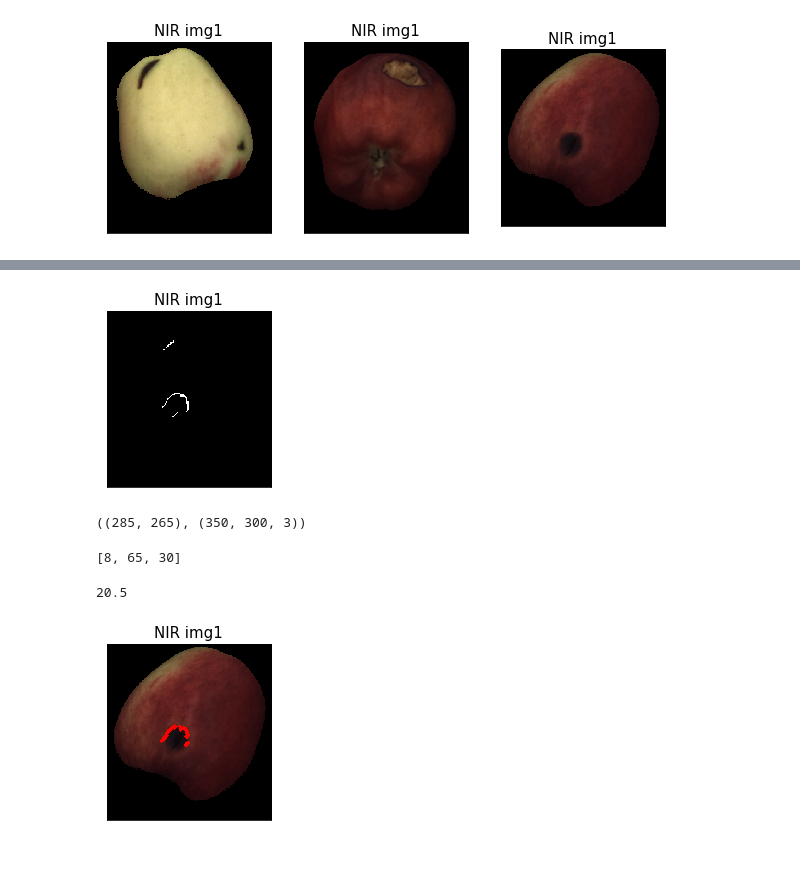
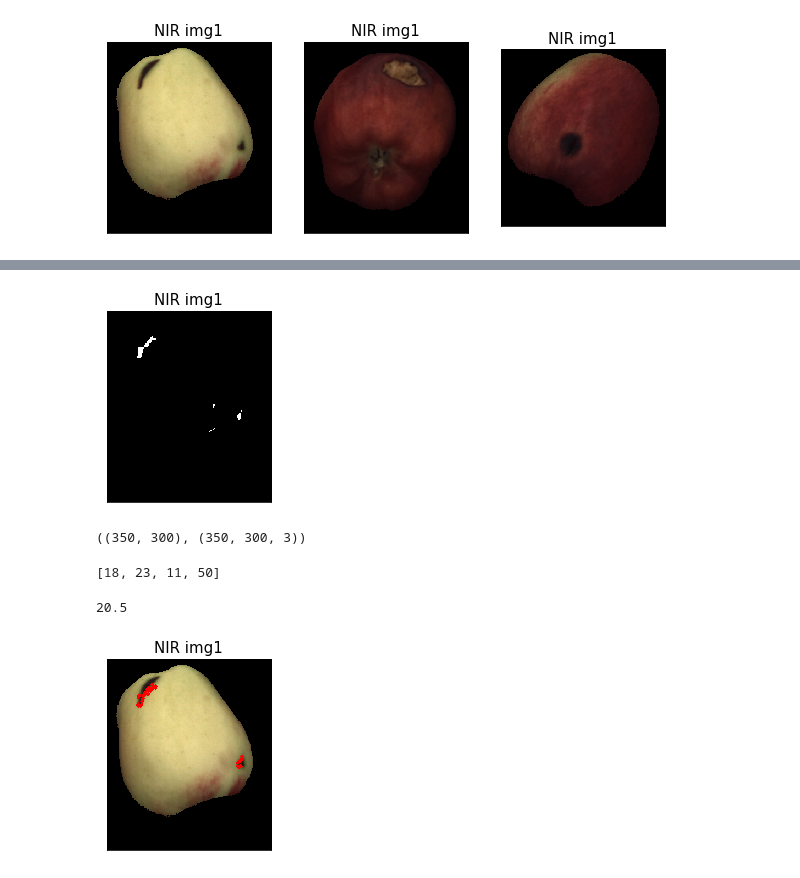
Before and after one commit to pptr3/fruit-inspection, a Jupyter notebook: Untitled.ipynb, the cells around one changed output, grey strips where cells are left out. Cells and saved outputs as stored; diff of their text form; code cells hidden in the pictures.

```diff
--- a/Untitled.ipynb
+++ b/Untitled.ipynb
@@ -160,6 +143,0 @@ plt.xticks([]), plt.yticks([]);
-# %%
-wa = canny3.copy()
-for i in range(eroded_mask1.shape[0]):
-    for j in range(eroded_mask1.shape[1]):
-        if eroded_mask1[i, j] == 0:
-            wa[i, j] = 0
@@ -188,11 +151,11 @@ plt.imshow(closing, cmap='gray', vmin=0, vmax=255);
 plt.title("NIR img1", fontsize = 15)
 plt.xticks([]), plt.yticks([]);
 # %% [output]
-[figure, old version]
+[figure, new version]
 # %%
 closing.shape, img1_color.shape
 # %% [output]
-((285, 265), (350, 300, 3))
+((350, 300), (350, 300, 3))
 # %%
 contours, hierarchy = cv.findContours(closing, cv.RETR_TREE, cv.CHAIN_APPROX_SIMPLE)
 # %%
@@ -202,22 +165,22 @@ for i in range(len(contours)):
 # %%
 perimeters
 # %% [output]
-[8, 65, 30]
+[18, 23, 11, 50]
 # %%
 (18+23)/2
 # %% [output]
 20.5
 # %%
 for i in range(len(perimeters)):
-    if perimeters[i] > 30.5:
+    if perimeters[i] > 20.5: # to fix this threshold
         for j in range(len(contours[i])):
             # draw contour
-            img3_color = cv.circle(img3_color, center=(contours[i][j][0][0], contours[i][j][0][1]), radius=1, color=(255, 0, 0) , thickness=3)
+            img1_color = cv.circle(img1_color, center=(contours[i][j][0][0], contours[i][j][0][1]), radius=1, color=(255, 0, 0) , thickness=3)
 # %%
 plt.figure(figsize=(10,10))
 plt.subplot(2,3,1)
-plt.imshow(img3_color, cmap='gray', vmin=0, vmax=255);
+plt.imshow(img1_color, cmap='gray', vmin=0, vmax=255);
 plt.title("NIR img1", fontsize = 15)
 plt.xticks([]), plt.yticks([]);
 # %% [output]
-[figure, old version]
+[figure, new version]
```
Also changed, not shown: parts of 8 cells of this notebook.
